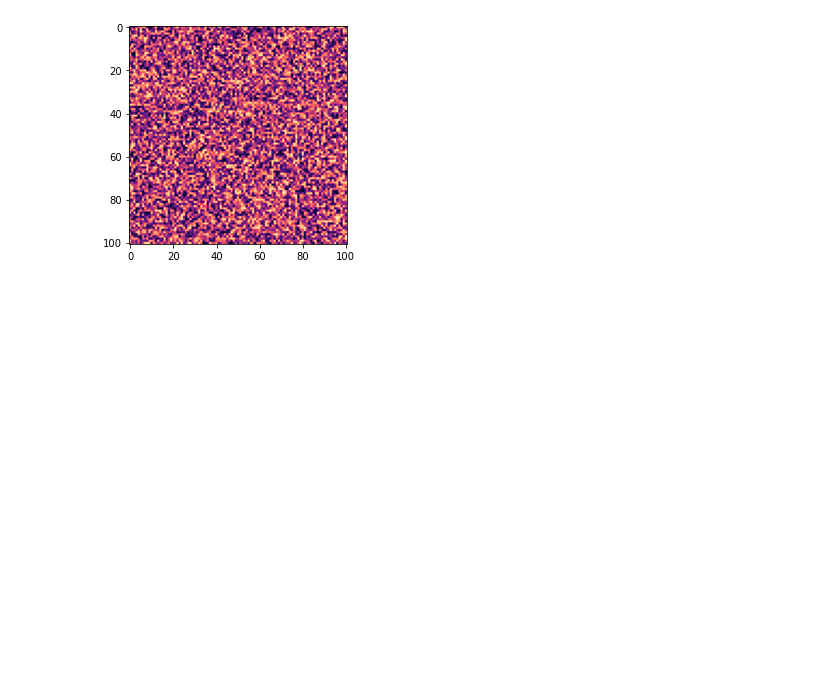
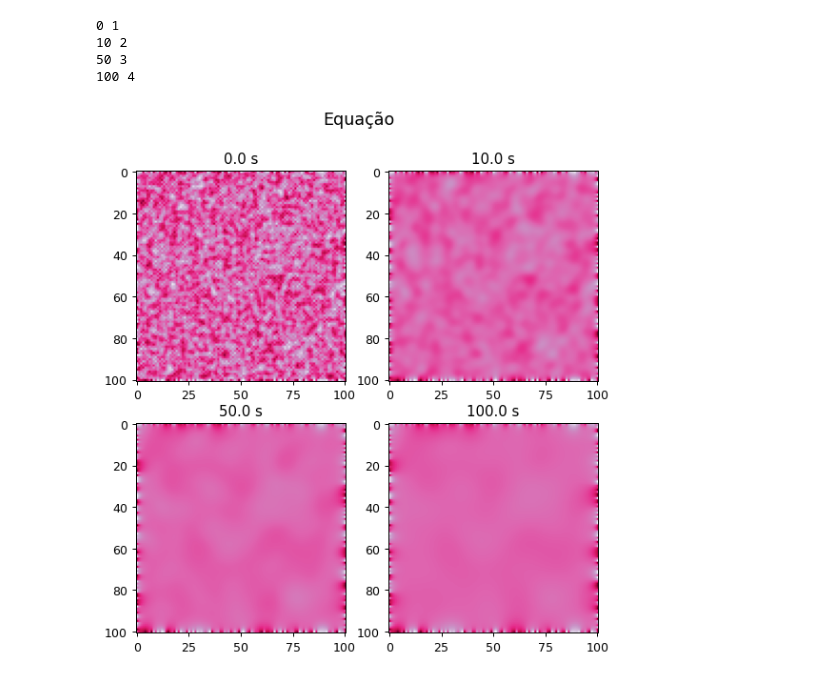
Before and after one commit to rosiane-carneiro/atividade-difusao, a Jupyter notebook: equacao-rui.ipynb, the cells around one changed output. Saved outputs shown, nothing was run; the diff lists cells and outputs as text; code cells hidden in the pictures; blank space fills up the shorter version.

Commit message:
Equação Semelhante à Cahn-Hilliard
Utilizada para simular vasos sanguíneos no phase-field.

```diff
--- a/equacao-rui.ipynb
+++ b/equacao-rui.ipynb
@@ -1,42 +1,61 @@
 # %%
 import numpy as np
 import matplotlib.pyplot as plt
-import matplotlib.cm as cm
-
 
 # parametros
 nt = 101
 nx = 101
 ny = 101
 dx = 1
 dy = 1
-dt = 0.1
-c = 0.1
 
-u0 = np.random.randint((nx,ny)) - 0.5 * 0.1
-u = np.zeros((nx,ny))
+# constante difusao
+#D = 1
 
-u0 = c + np.random.rand(nx,ny)
+# incremento de tempo
+dt = 0.2
+
+# concentracao
+u0 = (2 * np.random.rand(nx,ny) - 1) * 0.05
+
+u = np.copy(u0)
 
 
-def cahn_hilliard(u0, u):
+def difusao_2D(u0,u):
     for i in range(nt):
         u = np.copy(u0)
         for x in range(1, nx-1):
             for y in range(1, ny-1):
-                u[x,y] = dt * ((u0[x+1, y] - 2 * u0[x, y] + u0[x-1, y]) / dx**2
-                               + (u0[x, y+1] - 2 * u0[x, y] + u0[x, y-1]) / dy**2)
-                + 2 * u0[x, y] - u0[x, y] ** 3
+                u[x, y] = u0[x, y] + dt * (
+                    (u0[x+1, y] - 2 * u0[x, y] + u0[x-1, y]) / dx**2
+                    + (u0[x, y+1] - 2 * u0[x, y] + u0[x, y-1]) / dy**2)
+                + u0[x, y] + u0[x, y] ** 3
+
 
         u0 = np.copy(u)
         return u0, u
 
+# passos de tempo
+step_time = 1000
 
-
-
-
-plt.imshow(u0, cmap='magma')
-#plt.title('Concentração Inicial')
+# plotar figuras nos seguintes passos de tempo
+nfig = [0,10,50,100]
+numfig = 0
+fig = plt.figure(figsize=(8,7),dpi=90)
+for n in range(step_time):
+    u0, u = difusao_2D(u0,u)
+    if n in nfig:
+        numfig += 1
+        print(n,numfig)
+        ax = fig.add_subplot(220 + numfig)
+        im = ax.imshow(u0, cmap='PuRd')
+        ax.set_title('{:.1f} s'.format(n))
+fig.subplots_adjust(right=.8)
+fig.suptitle('Equação', x=0.45,fontsize=14)
 plt.show()
 # %% [output]
+0 1
+10 2
+50 3
+100 4
-[figure, old version]
+[figure, new version]
```
Also changed, not shown: parts of 3 cells of this notebook.
